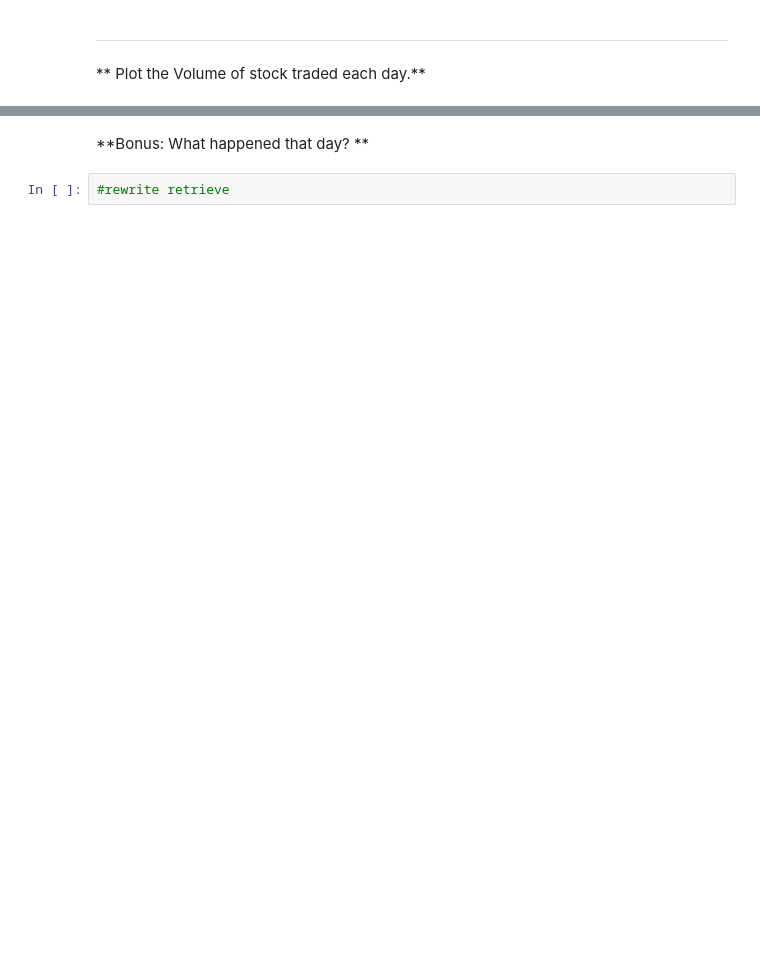
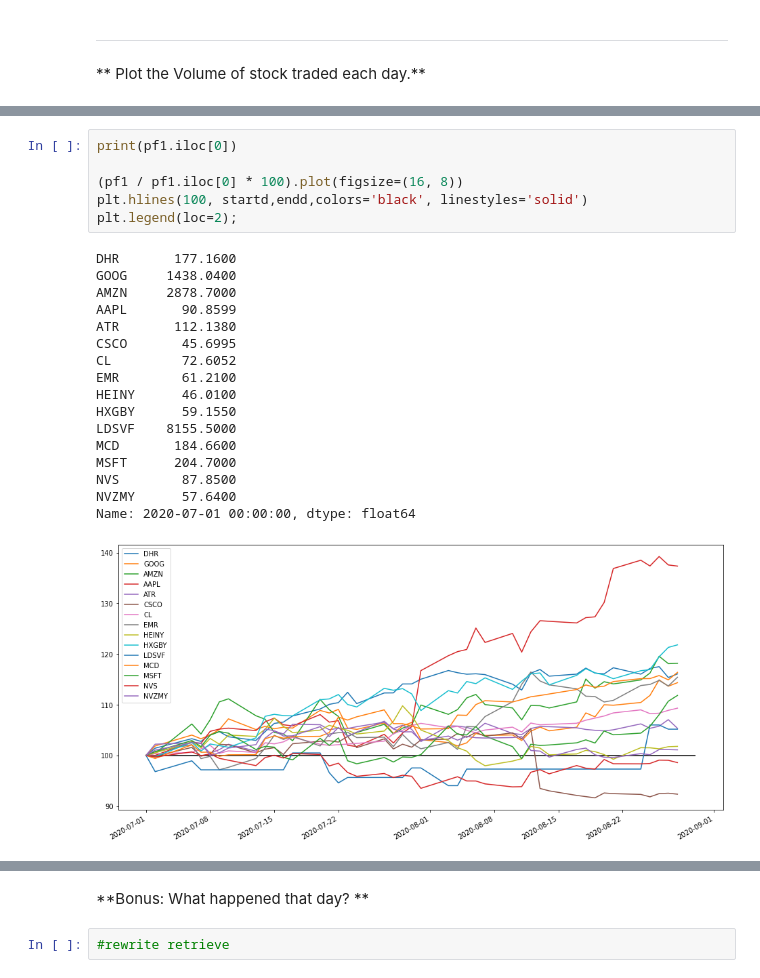
Before and after one commit to sven227/alphapp, a Jupyter notebook: stocks_basic_pf_sven.ipynb, the cells around one changed output, grey strips where cells are left out. Cells and saved outputs as stored; diff of their text form; blank space fills up the shorter version.

```diff
--- a/stocks_basic_pf_sven.ipynb
+++ b/stocks_basic_pf_sven.ipynb
@@ -181,0 +273,24 @@ plt.legend(loc=2);
+# %%
+print(pf1.iloc[0])
+
+(pf1 / pf1.iloc[0] * 100).plot(figsize=(16, 8))
+plt.hlines(100, startd,endd,colors='black', linestyles='solid')
+plt.legend(loc=2);
+# %% [output]
+DHR       177.1600
+GOOG     1438.0400
+AMZN     2878.7000
+AAPL       90.8599
+ATR       112.1380
+CSCO       45.6995
+CL         72.6052
+EMR        61.2100
+HEINY      46.0100
+HXGBY      59.1550
+LDSVF    8155.5000
+MCD       184.6600
+MSFT      204.7000
+NVS        87.8500
+NVZMY      57.6400
+Name: 2020-07-01 00:00:00, dtype: float64
+[figure, added]
```
Also changed, not shown: parts of 29 cells of this notebook.
